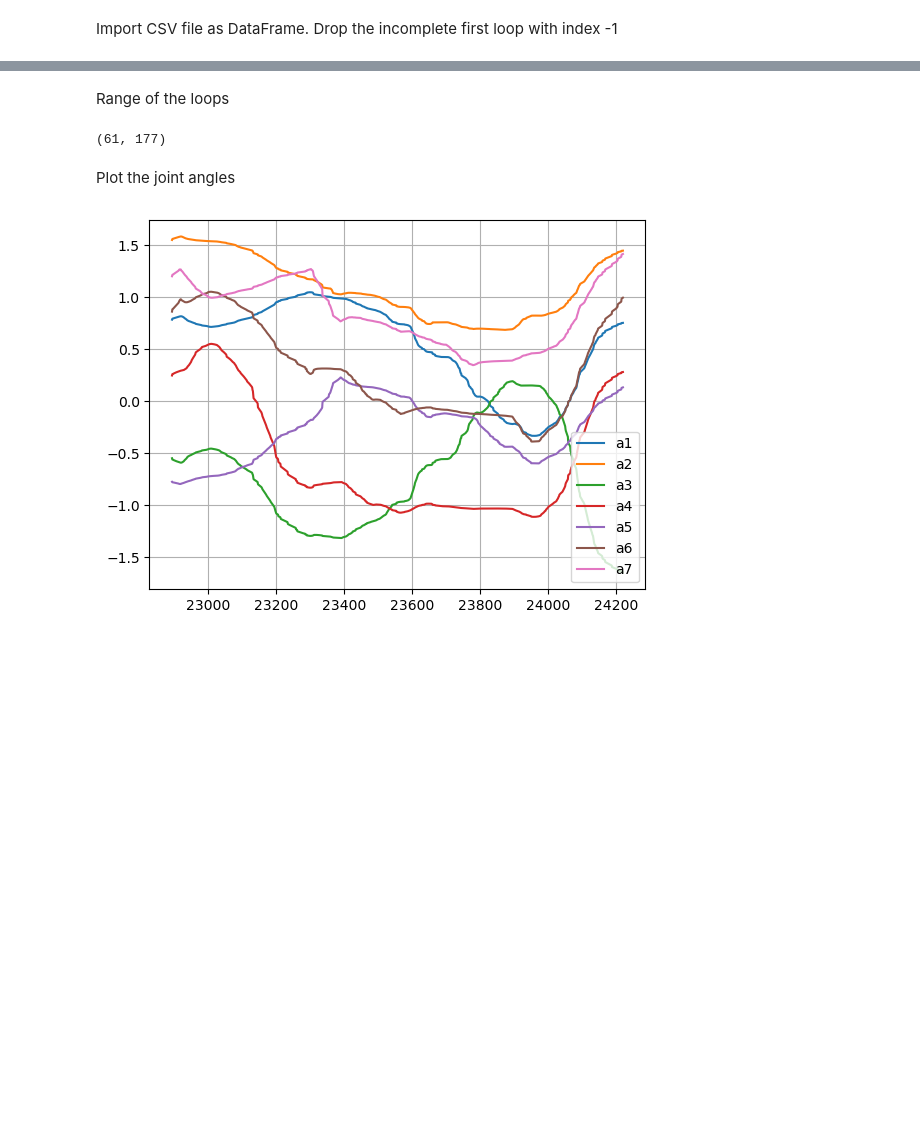
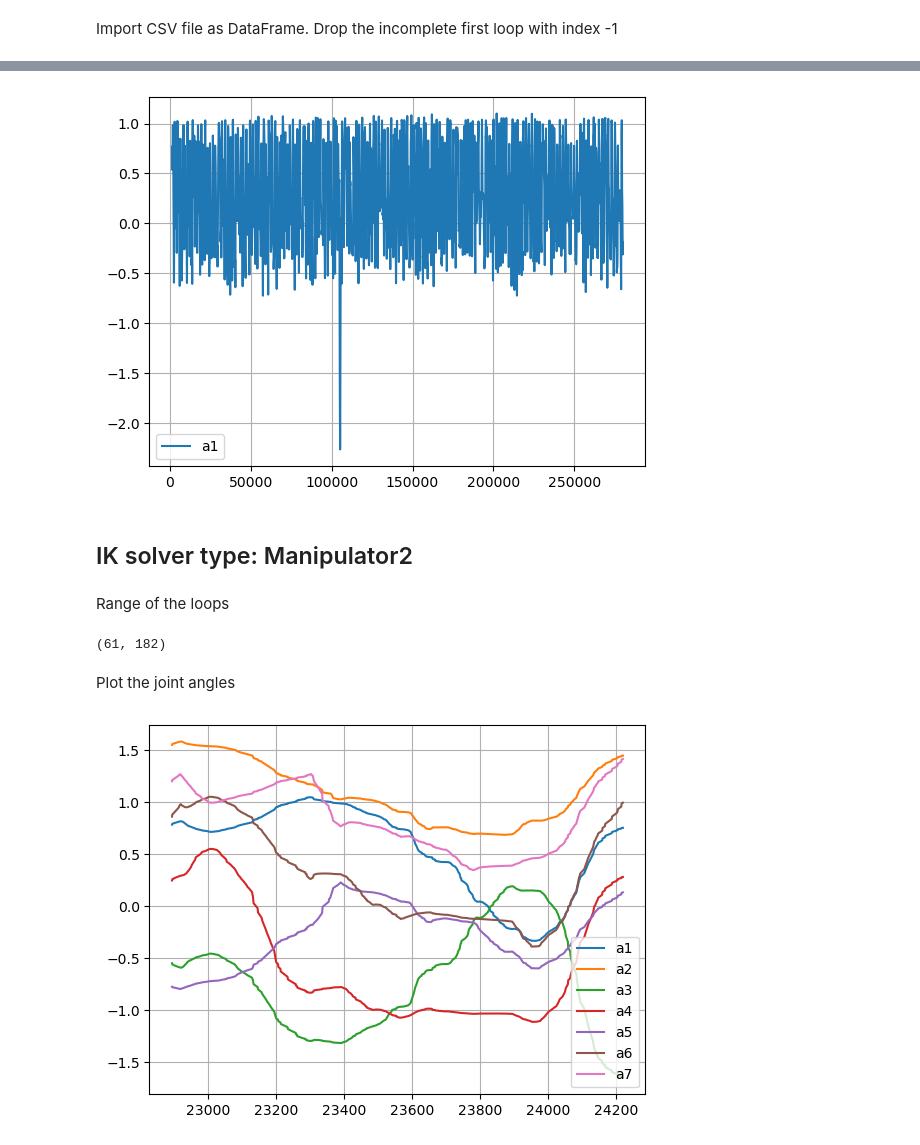
Before and after one commit to MrDarrenBrownie/iiwa_stack, a Jupyter notebook: iiwa_tesla/iiwa_tesla_data/joint_pos_vel_data.ipynb, the cells around one changed output, grey strips where cells are left out. Cells and saved outputs as stored; diff of their text form; code cells hidden in the pictures; blank space fills up the shorter version.

```diff
--- a/iiwa_tesla/iiwa_tesla_data/joint_pos_vel_data.ipynb
+++ b/iiwa_tesla/iiwa_tesla_data/joint_pos_vel_data.ipynb
@@ -9,0 +44,7 @@ joint_positions.drop(joint_positions[joint_positions['loop_count']==-1].index, i
+# %%
+fig, ax = plt.subplots()
+ax.plot(joint_positions_manipulator1['a1'], label='a1')
+ax.legend()
+ax.grid()
+# %% [output]
+[figure, added]
@@ -10,9 +54,11 @@ joint_positions.drop(joint_positions[joint_positions['loop_count']==-1].index, i
+# %% [markdown]
+## IK solver type: Manipulator2
 # %% [markdown]
 Range of the loops
 # %%
-(joint_positions['loop_count'].min(), joint_positions['loop_count'].max())
+(joint_positions_manipulator2['loop_count'].min(), joint_positions_manipulator2['loop_count'].max())
 # %% [output]
-(61, 177)
+(61, 182)
 # %% [markdown]
 Plot the joint angles
 # %%
```
Also changed, not shown: parts of 29 cells of this notebook, 3 other files.
